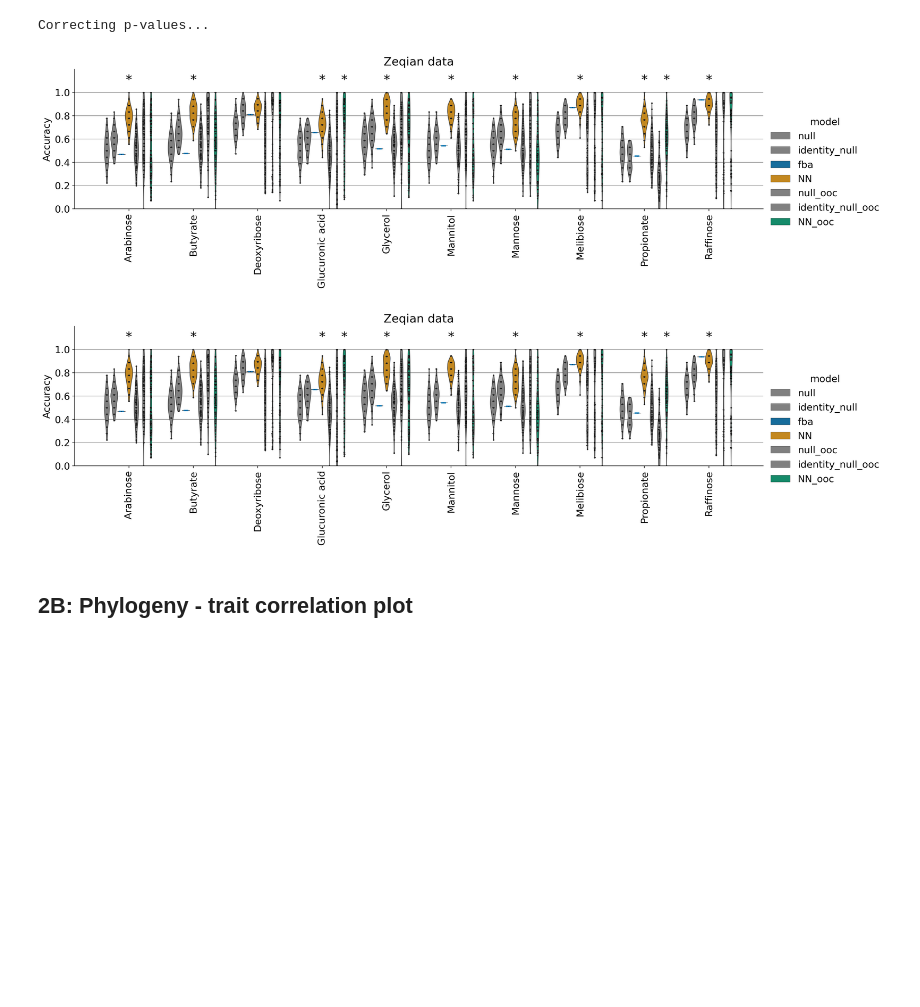
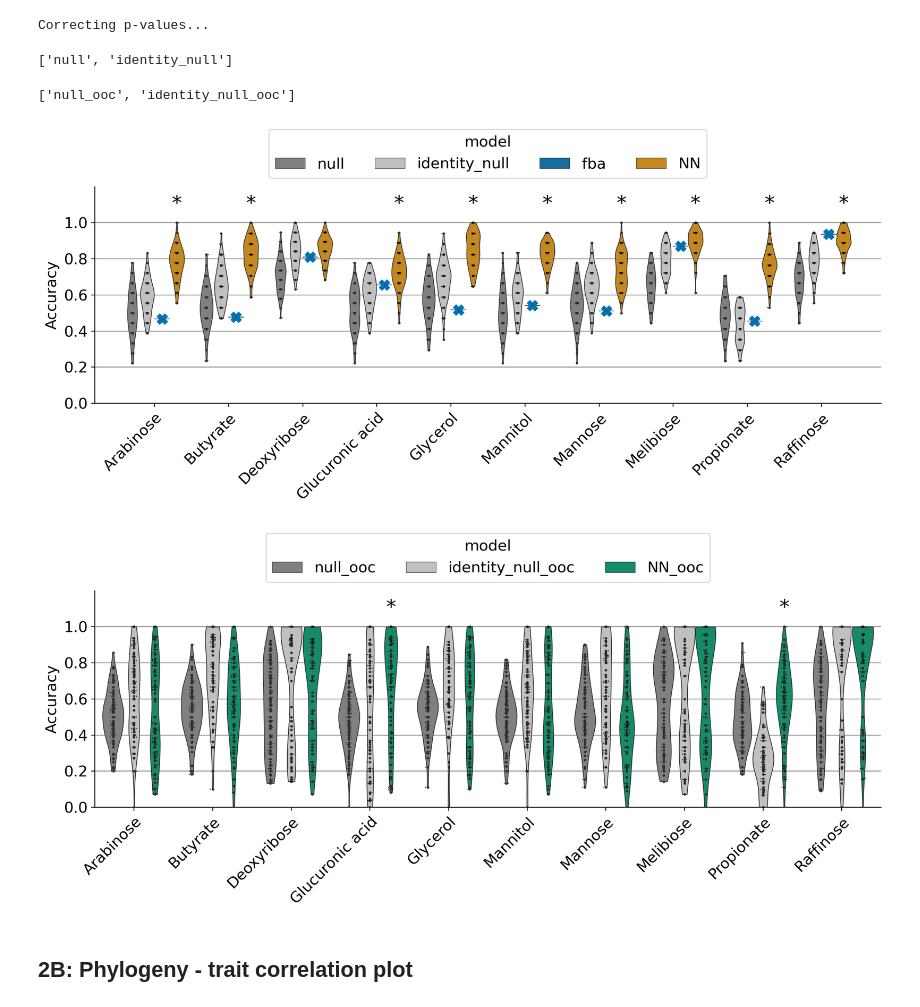
Before and after one commit to zeqianli/CarbonUtilization, a Jupyter notebook: figures.ipynb, the cells around one changed output. Drawn from its saved outputs; the diff is of its cells as text; code cells hidden in the pictures; blank space fills up the shorter version.

```diff
--- a/figures.ipynb
+++ b/figures.ipynb
@@ -188,12 +195,21 @@ Correcting p-values...
 # %%
 hue_order=['null', 'identity_null','fba', 'NN', 'null_ooc','identity_null_ooc','NN_ooc']
 
-fig, stats=plot_fancy_model_comparison(results_all, hue_order=hue_order,stats=stats, model_pairs=model_pairs, multi_testing_correction=False, height=4, aspect=4,rotate_x=True,
+fig1, stats=plot_fancy_model_comparison(results_all, hue_order=['null', 'identity_null','fba', 'NN'],stats=stats, model_pairs=model_pairs, multi_testing_correction=False, height=4, aspect=3,rotate_x=True,
             single_annotation=True, show_null_model=True, pair_annotation=False, )
-fig.gca().set_title(f"Zeqian data")
-plt.ylabel('Accuracy')
-plt.xlabel(None)
-fig
+
+fig2, stats=plot_fancy_model_comparison(results_all, hue_order=['null_ooc','identity_null_ooc','NN_ooc'],stats=stats, model_pairs=model_pairs, multi_testing_correction=False, height=4, aspect=3,rotate_x=True, colors={'NN_ooc':COLORS[2]},
+            single_annotation=True, show_null_model=True, pair_annotation=False, )
+
+# disable fig 1 x labels
+# fig1.gca().set_xticklabels([])
+
+for fig in [fig1, fig2]:
+    # fig.gca().set_title(f"Zeqian data")
+    fig.gca().set_ylabel('Accuracy')
+    fig.gca().set_xlabel(None)
 # %% [output]
+['null', 'identity_null']
+['null_ooc', 'identity_null_ooc']
-[figure, old version]
+[figure, new version]
-[figure, old version]
+[figure, new version]
```
Also changed, not shown: parts of 65 cells of this notebook, 20 other files.
